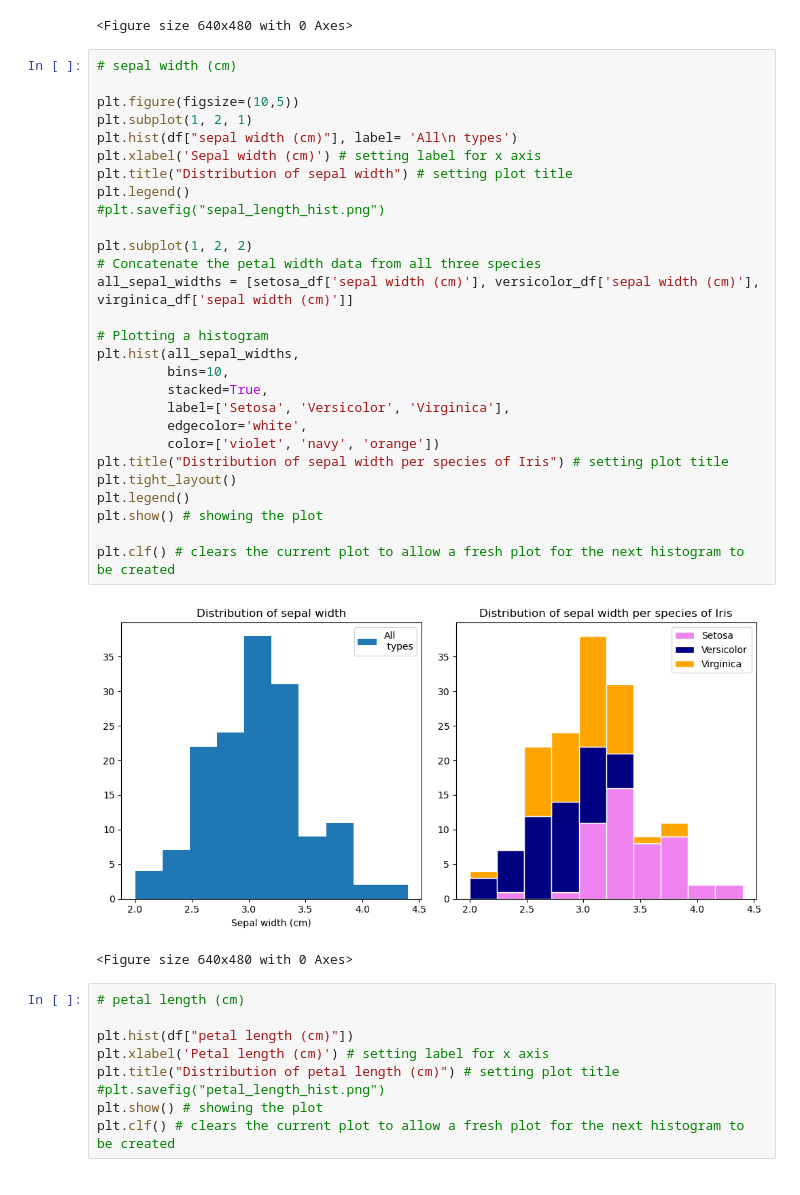
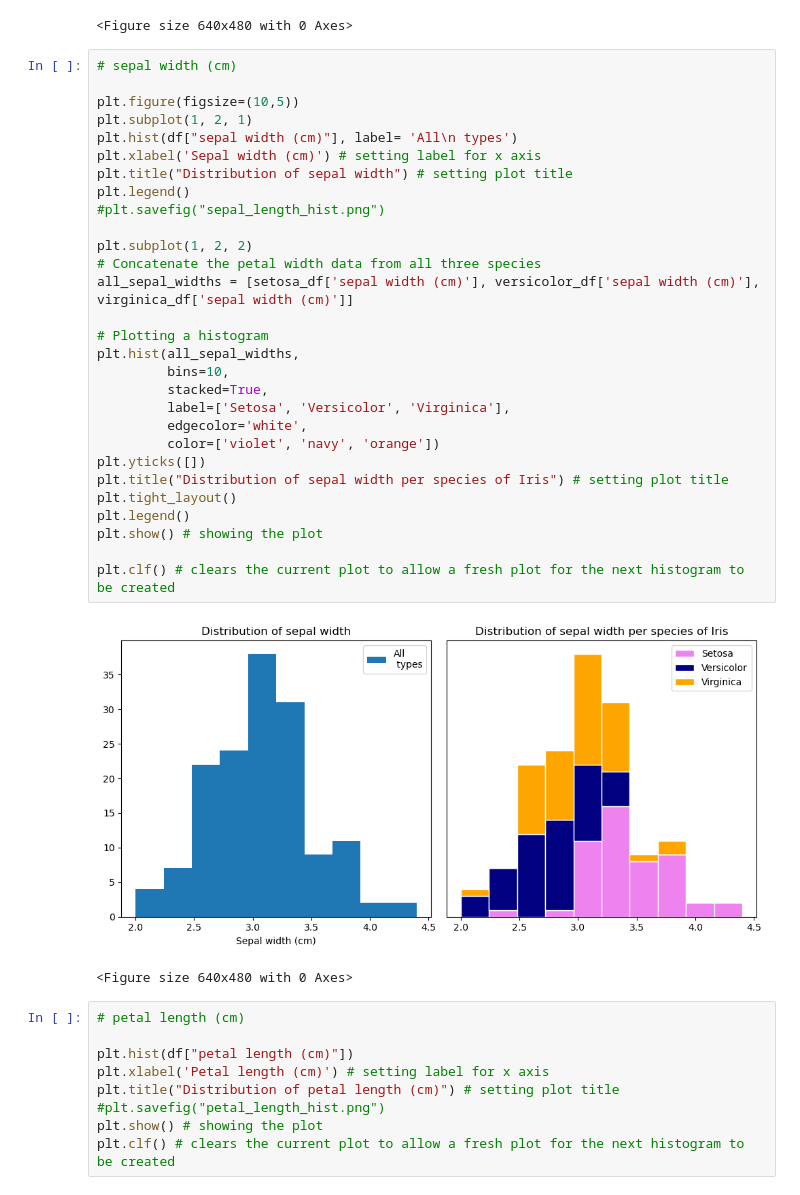
Before and after one commit to Ange-Dvs/pands-project, a Jupyter notebook: iris.ipynb, the cells around one changed output. Cells and saved outputs as stored; diff of their text form.

```diff
--- a/iris.ipynb
+++ b/iris.ipynb
@@ -164,33 +227,34 @@ plt.clf() # clears the current plot to allow a fresh plot for the next histogram
 # %%
 # sepal width (cm)
 
 plt.figure(figsize=(10,5))
 plt.subplot(1, 2, 1)
 plt.hist(df["sepal width (cm)"], label= 'All\n types')
 plt.xlabel('Sepal width (cm)') # setting label for x axis
 plt.title("Distribution of sepal width") # setting plot title
 plt.legend()
 #plt.savefig("sepal_length_hist.png")
 
 plt.subplot(1, 2, 2)
 # Concatenate the petal width data from all three species
 all_sepal_widths = [setosa_df['sepal width (cm)'], versicolor_df['sepal width (cm)'], virginica_df['sepal width (cm)']]
 
 # Plotting a histogram
 plt.hist(all_sepal_widths,
          bins=10,
          stacked=True,
          label=['Setosa', 'Versicolor', 'Virginica'],
          edgecolor='white',
          color=['violet', 'navy', 'orange'])
+plt.yticks([])
 plt.title("Distribution of sepal width per species of Iris") # setting plot title
 plt.tight_layout()
 plt.legend()
 plt.show() # showing the plot
 
 plt.clf() # clears the current plot to allow a fresh plot for the next histogram to be created
 # %% [output]
-[figure, old version]
+[figure, new version]
 <Figure size 640x480 with 0 Axes>
 # %%
 # petal length (cm)
```
Also changed, not shown: parts of 14 cells of this notebook, 1 other file.
